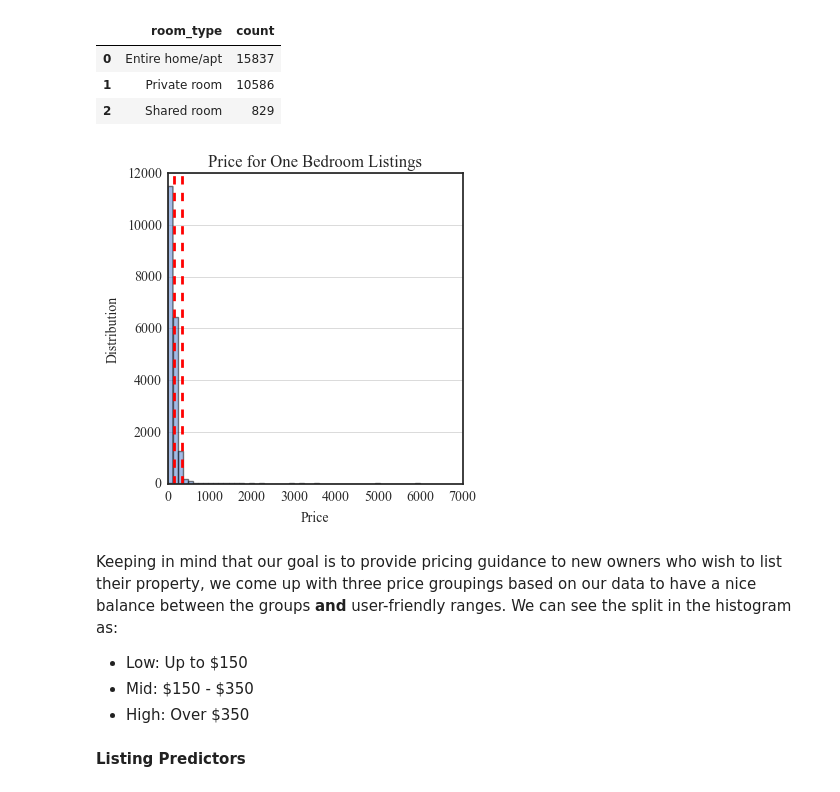
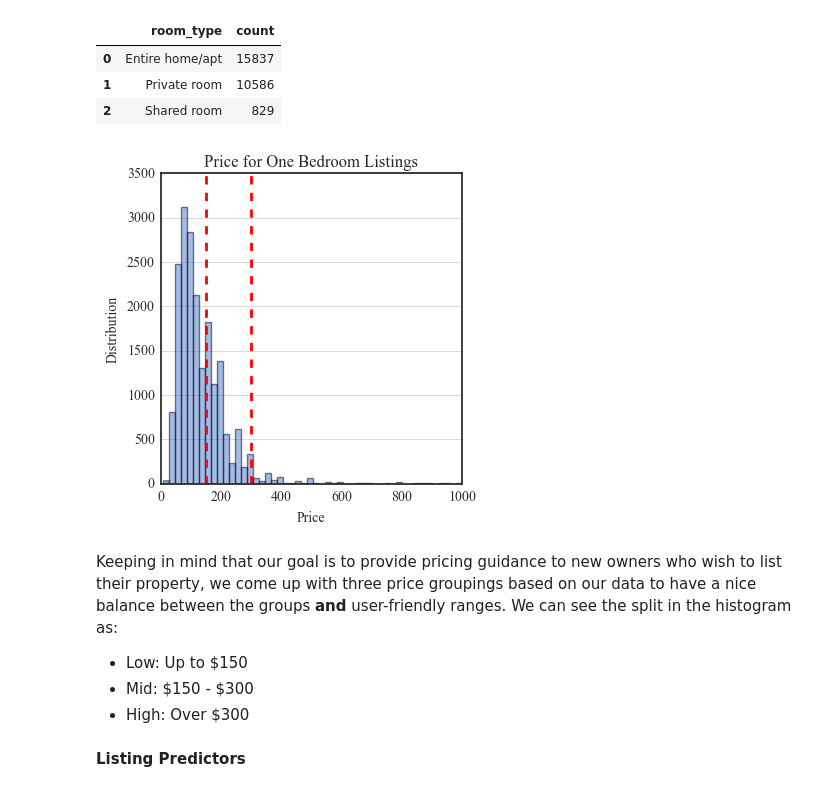
Before and after one commit to vijay4321/cs109AAirbnbProject, a Jupyter notebook: Camera-Murray-Garg-Thangella_CS109A_Project_Milestone3.ipynb, the cells around one changed output. Cells and saved outputs as stored; diff of their text form; code cells hidden in the pictures.

```diff
--- a/Camera-Murray-Garg-Thangella_CS109A_Project_Milestone3.ipynb
+++ b/Camera-Murray-Garg-Thangella_CS109A_Project_Milestone3.ipynb
@@ -225,33 +225,33 @@ listingsDF.groupby ( [ 'room_type' ] ) [ 'room_type' ].count().to_frame ( name =
 # %%
 # filter out non-one bedroom listings
 listingsDF = listingsDF [ ( listingsDF [ "bedrooms" ] == 1 ) & ( listingsDF [ "room_type" ] != "Shared room" ) ]
 
 # set up our visualization
 fig, ax = plt.subplots ( 1, 1, figsize = ( 4, 4 ) )
 
 # create histogram
-ax.hist ( listingsDF [ "price" ], alpha = 0.5, bins = 50 )
+ax.hist ( listingsDF [ "price" ] [ listingsDF [ "price" ] < 1000 ] , alpha = 0.5, bins = 50 )
 
 # set labels
 ax.set_title  ( "Price for One Bedroom Listings" )
 ax.yaxis.grid ( True )
 ax.set_xlabel ( "Price" )
 ax.set_ylabel ( "Distribution" )
 
 # set our price grouping cutoffs
 plt.axvline ( 150, color = 'r', linestyle = 'dashed', linewidth = 2 )
-plt.axvline ( 350, color = 'r', linestyle = 'dashed', linewidth = 2 )
+plt.axvline ( 300, color = 'r', linestyle = 'dashed', linewidth = 2 )
 
 # display plot
 plt.tight_layout()
 plt.show()
 # %% [output]
-[figure, old version]
+[figure, new version]
 # %% [markdown]
 Keeping in mind that our goal is to provide pricing guidance to new owners who wish to list their property, we come up with three price groupings based on our data to have a nice balance between the groups **and** user-friendly ranges. We can see the split in the histogram as:
 - Low: Up to \$150
-- Mid: \$150 - \$350
-- High: Over \$350
+- Mid: \$150 - \$300
+- High: Over \$300
 # %% [markdown]
 **Listing Predictors**
 # %% [markdown]
```
Also changed, not shown: 3 other files.
